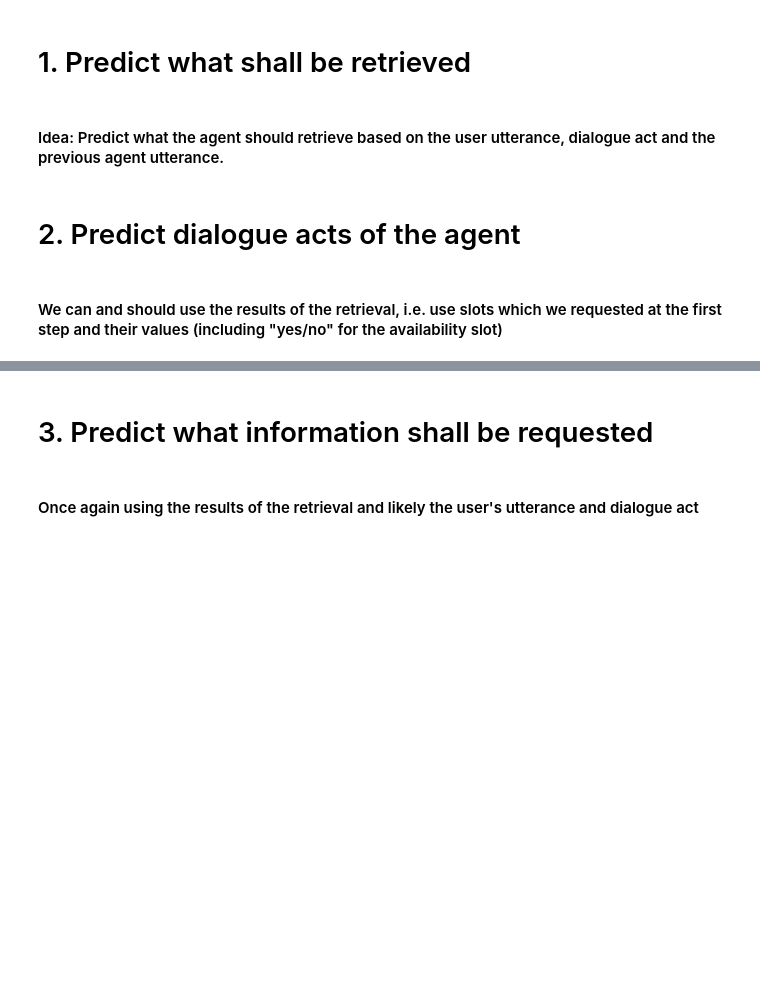
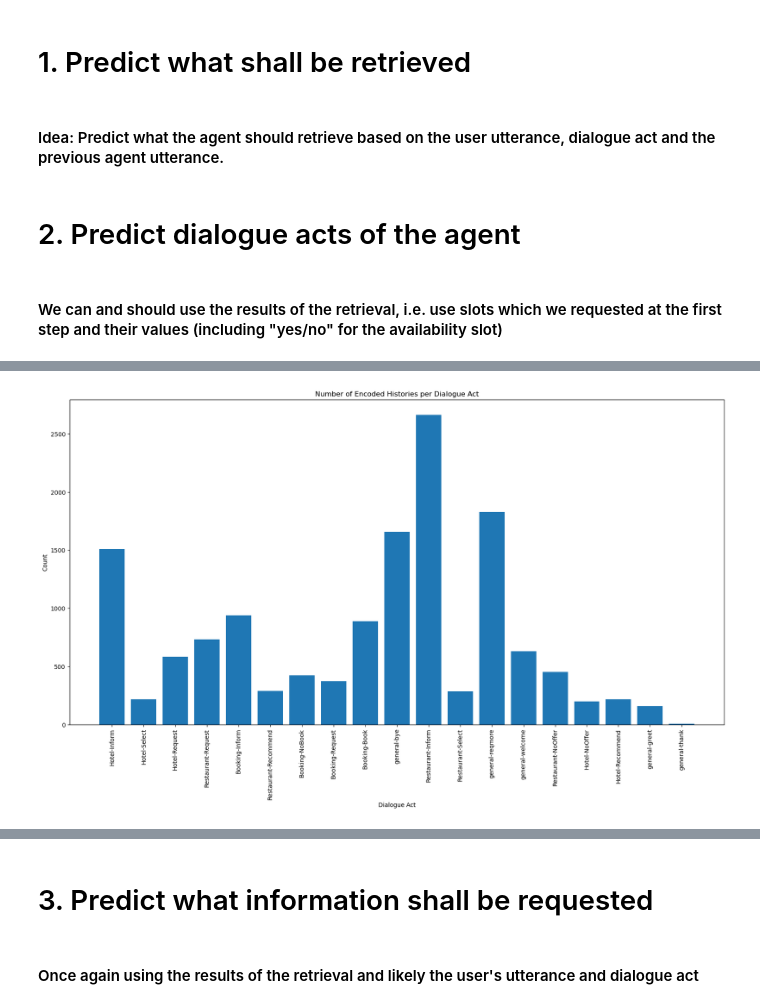
Before and after one commit to RobCTs/NLI_conversational_agent, a Jupyter notebook: agent_move.ipynb, the cells around one changed output, grey strips where cells are left out. Cells and saved outputs as stored; diff of their text form; code cells hidden in the pictures; blank space fills up the shorter version.

```diff
--- a/agent_move.ipynb
+++ b/agent_move.ipynb
@@ -142,0 +291,63 @@ To be retrieved:
+# %%
+def prune_empty_dialogue_acts(X, Y):
+    """
+    Prunes the data to exclude Encoded Histories with no dialogue acts.
+
+    Parameters:
+    - X: list of Encoded Histories.
+    - Y: list of lists of dialogue acts.
+
+    Returns:
+    - relabelled lists of Encoded Histories and dialogue acts.
+    """
+    # Initialize empty lists to store the pruned data
+    X_pruned = []
+    Y_pruned = []
+
+    # Loop through each Encoded History and corresponding dialogue act array in the data
+    for encoded_history, dialogue_act_array in zip(X, Y):
+
+        # If the dialogue act array is not empty, append the Encoded History and dialogue act array to the pruned data
+        if len(dialogue_act_array) > 0:
+            X_pruned.append(encoded_history)
+            Y_pruned.append(dialogue_act_array)
+
+    return X_pruned, Y_pruned
+
+# Prune empty dialogue acts for training, validation, and test data
+X_pruned_train, Y_pruned_train = prune_empty_dialogue_acts(X_train, Y_train)
+X_pruned_val, Y_pruned_val = prune_empty_dialogue_acts(X_val, Y_val)
+X_pruned_test, Y_pruned_test = prune_empty_dialogue_acts(X_test, Y_test)
+X_pruned_test_val, Y_pruned_test_val = prune_empty_dialogue_acts(X_test_val, Y_test_val)
+
+# Generate a histogram of the number of Encoded Histories per dialogue act, knowing that there can be multiple dialogue acts per Encoded History.
+# To deal with this, we count as a separate Encoded History each time a dialogue act is present in an Encoded History, instead of counting more than one
+# dialogue act per Encoded History.
+
+# Initialize an empty dictionary to store the counts of each dialogue act
+counts = {}
+
+# Loop through each dialogue act array in the training data
+
+for dialogue_act_array in Y_pruned_train:
+    # Loop through each dialogue act in the dialogue act array
+    for dialogue_act in dialogue_act_array:
+
+        # If the dialogue act is already in the dictionary, increment its count by 1
+        if dialogue_act in counts:
+            counts[dialogue_act] += 1
+
+        # If the dialogue act is not already in the dictionary, set its count to 1
+        else:
+            counts[dialogue_act] = 1
+
+# Plot the histogram
+plt.figure(figsize=(20, 10))
+plt.bar(counts.keys(), counts.values())
+plt.xticks(rotation=90)
+plt.xlabel('Dialogue Act')
+plt.ylabel('Count')
+plt.title('Number of Encoded Histories per Dialogue Act')
+plt.show()
+# %% [output]
+[figure, added]
```
Also changed, not shown: parts of 15 cells of this notebook, 1 other file.
